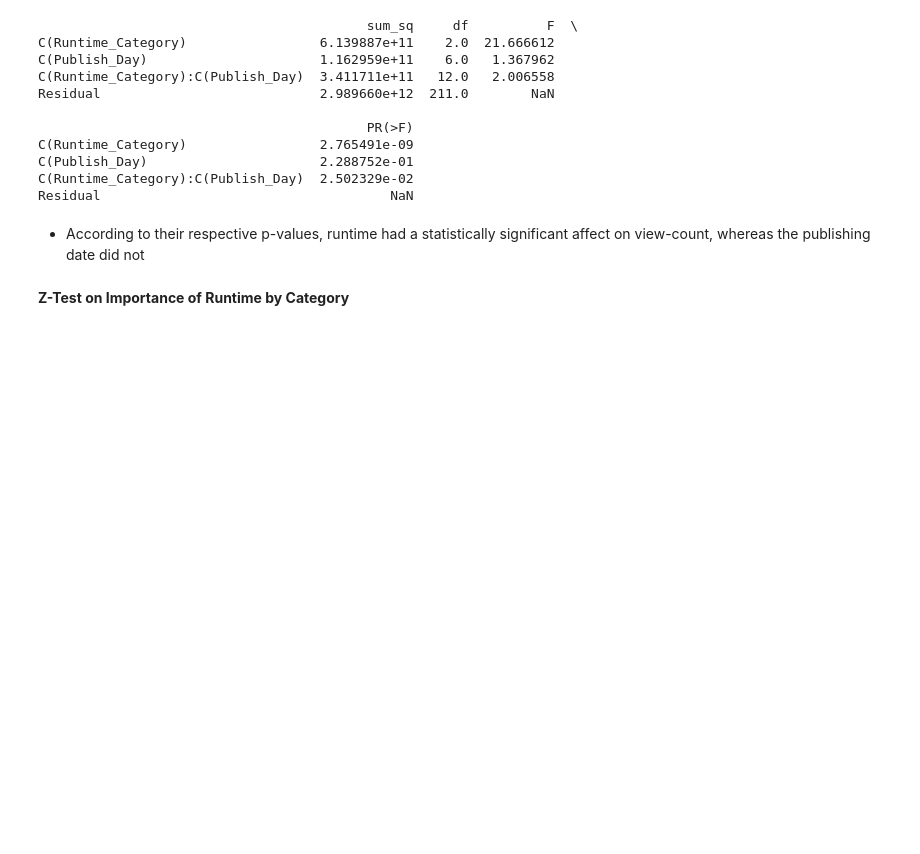
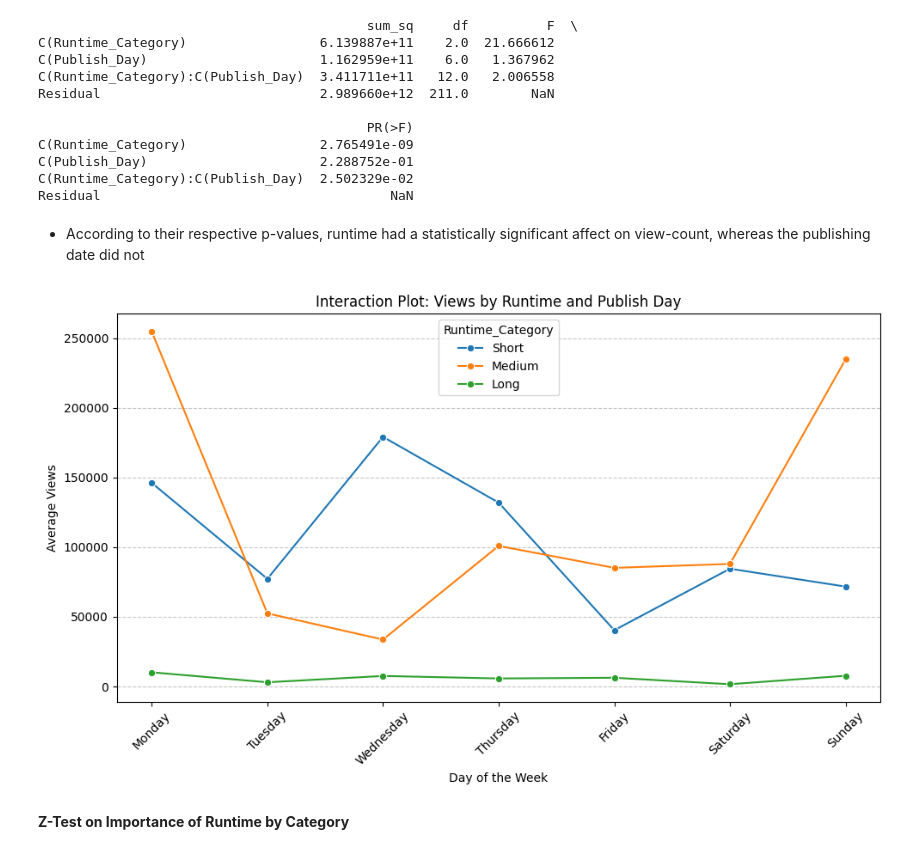
Before and after one commit to billmengg/YTAnalytics, a Jupyter notebook: Analysis+MLModel.ipynb, the cells around one changed output. Saved outputs shown, nothing was run; the diff lists cells and outputs as text; code cells hidden in the pictures; blank space fills up the shorter version.

```diff
--- a/Analysis+MLModel.ipynb
+++ b/Analysis+MLModel.ipynb
@@ -96,6 +96,28 @@ C(Runtime_Category):C(Publish_Day)  2.502329e-02
 Residual                                     NaN
 # %% [markdown]
 - According to their respective p-values, runtime had a statistically significant affect on view-count, whereas the publishing date did not
+# %%
+import matplotlib.pyplot as plt
+import seaborn as sns
+
+# Calculate mean views grouped by Runtime_Category and Publish_Day
+mean_views = anova_data.groupby(['Runtime_Category', 'Publish_Day'])['Views'].mean().reset_index()
+
+# Sort days of the week for proper ordering
+ordered_days = ['Monday', 'Tuesday', 'Wednesday', 'Thursday', 'Friday', 'Saturday', 'Sunday']
+mean_views['Publish_Day'] = pd.Categorical(mean_views['Publish_Day'], categories=ordered_days, ordered=True)
+
+plt.figure(figsize=(10, 6))
+sns.lineplot(data=mean_views, x='Publish_Day', y='Views', hue='Runtime_Category', marker='o')
+plt.title('Interaction Plot: Views by Runtime and Publish Day')
+plt.ylabel('Average Views')
+plt.xlabel('Day of the Week')
+plt.xticks(rotation=45)
+plt.grid(axis='y', linestyle='--', alpha=0.7)
+plt.tight_layout()
+plt.show()
+# %% [output]
+[figure, added]
 # %% [markdown]
 **Z-Test on Importance of Runtime by Category**
 # %%
```
Also changed, not shown: parts of 5 cells of this notebook.
